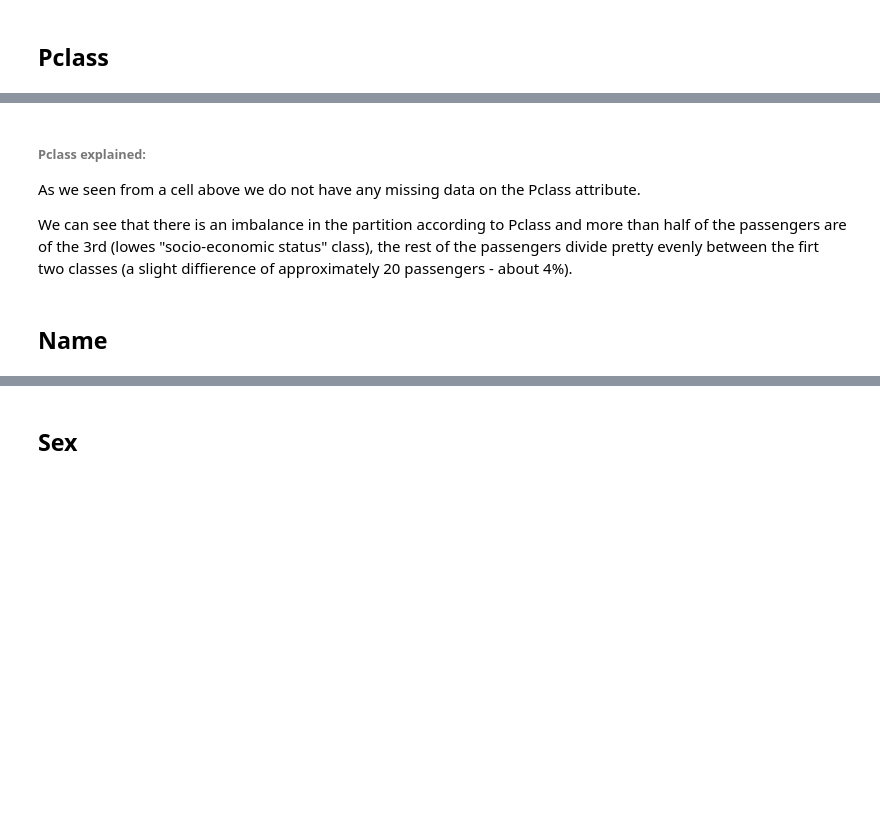
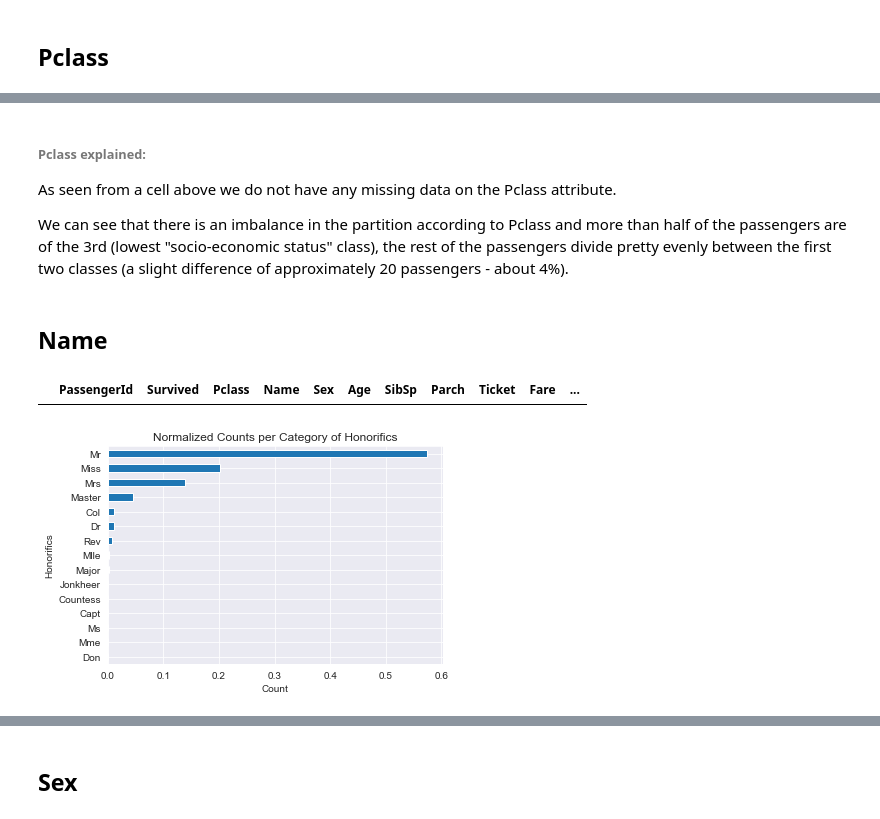
Before and after one commit to Niv-Moshe/Titanic, a Jupyter notebook: eda.ipynb, the cells around one changed output, grey strips where cells are left out. Saved outputs shown, nothing was run; the diff lists cells and outputs as text; code cells hidden in the pictures; blank space fills up the shorter version.

Commit message:
Univariate analysis done (except for Ticket column)

```diff
--- a/eda.ipynb
+++ b/eda.ipynb
@@ -156,2 +189,10 @@ def create_df_for_numeric_cateforical(df: pd.DataFrame, feature: str) -> pd.Data
     return count_per_value
+# %%
+def count_plot(df: pd.DataFrame, feature: str) -> None:
+    # sns.countplot(data=df, y=feature)
+    df[feature].value_counts(normalize=True, ascending=True).plot.barh()
+    plt.title(f'Normalized Counts per Category of {feature}')
+    plt.xlabel('Count')
+    plt.ylabel(feature)
+    plt.show();
 # %% [markdown]
@@ -189,7 +266,7 @@ pie_chart(titanic, feature='Pclass', categories=[1, 2, 3])
 # %% [markdown]
 ###### Pclass explained:
-As we seen from a cell above we do not have any missing data on the Pclass attribute.
+As seen from a cell above we do not have any missing data on the Pclass attribute.
 
-We can see that there is an imbalance in the partition according to Pclass and more than half of the passengers are of the 3rd (lowes "socio-economic status" class), the rest of the passengers divide pretty evenly between the firt two classes (a slight diffierence of approximately 20 passengers - about 4%).
+We can see that there is an imbalance in the partition according to Pclass and more than half of the passengers are of the 3rd (lowest "socio-economic status" class), the rest of the passengers divide pretty evenly between the first two classes (a slight difference of approximately 20 passengers - about 4%).
 # %% [markdown]
 ## Name
@@ -197,0 +273,21 @@ We can see that there is an imbalance in the partition according to Pclass and m
+# %%
+def find_honorifics(name: str) -> str:
+    honorific_names = r'(?:Mrs|Mr|Ms|Miss|Master|Don|Rev|Mme|Major|Mlle|Col|Capt|Jonkheer|Countess|Dr)\.?'
+    honorific = re.findall(honorific_names, name)
+    if not honorific:  # empty list - no honorific found
+        return 'non_honorific'
+    honorific = honorific[0]  # findall returns a list - in our case list of single string
+    honorific = honorific.split()[0]  # the string contains the honorific in first place if exists
+    honorific = honorific.replace('.', '')
+    return honorific
+# %%
+titanic['Honorifics'] = titanic['Name'].apply(lambda name: find_honorifics(name))
+# checking if honorific succeeded for all passengers
+all_non_honorifics = titanic[titanic['Honorifics'] == 'non_honorific']
+all_non_honorifics
+# %% [output]
+|  | PassengerId | Survived | Pclass | Name | Sex | Age | SibSp | Parch | Ticket | Fare | ... |
+# %%
+count_plot(titanic, 'Honorifics')
+# %% [output]
+[figure, added]
```
Also changed, not shown: parts of 65 cells of this notebook.
